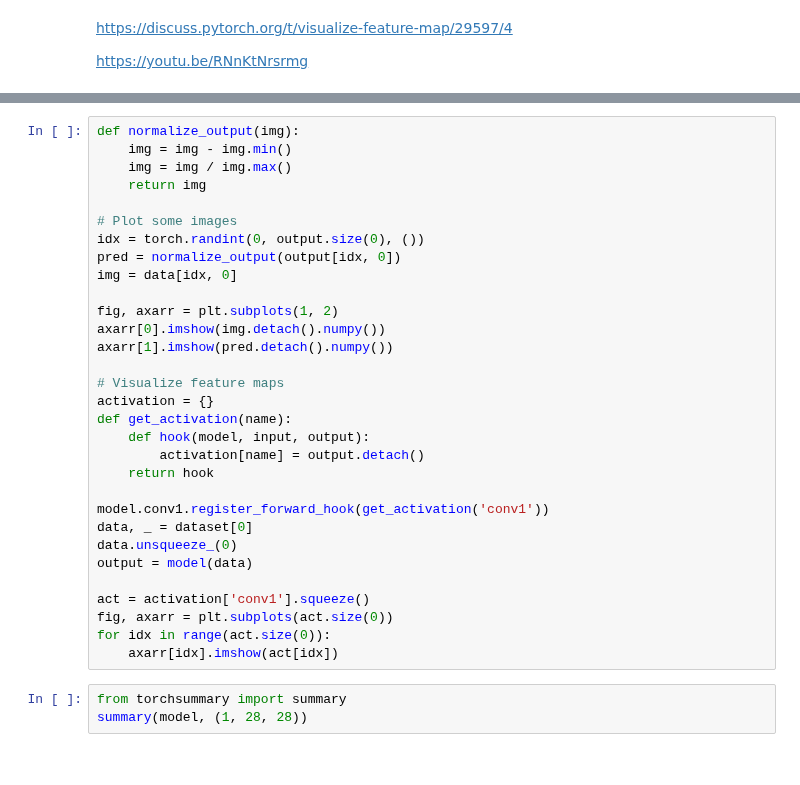
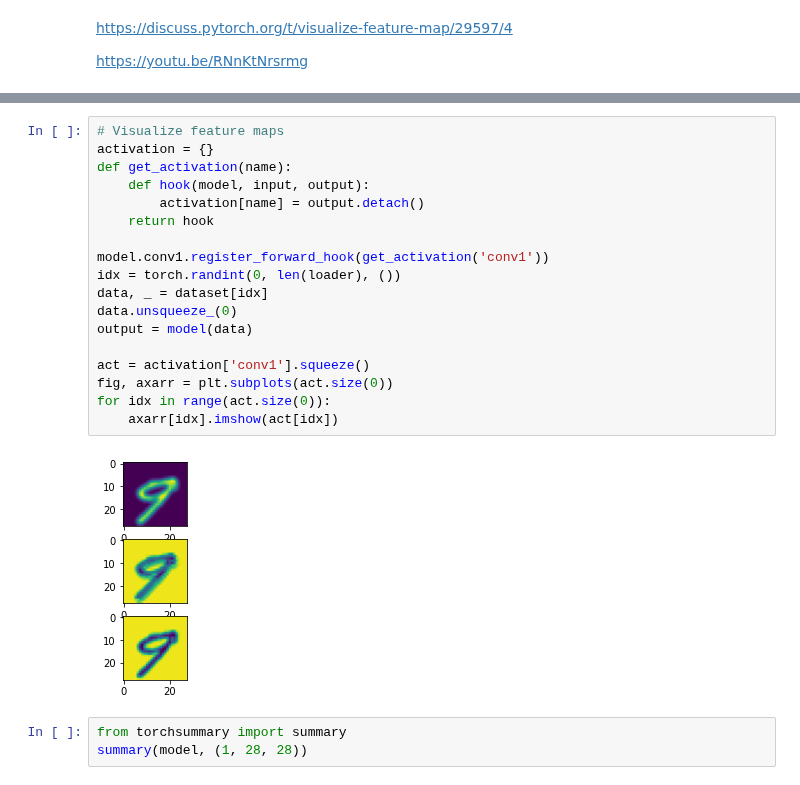
Before and after one commit to tsakailab/alpp, a Jupyter notebook: sandbox/visualizing_model.ipynb, the cells around one changed output, grey strips where cells are left out. Saved outputs shown, nothing was run; the diff lists cells and outputs as text.

```diff
--- a/sandbox/visualizing_model.ipynb
+++ b/sandbox/visualizing_model.ipynb
@@ -72,34 +101,23 @@ with tqdm(total=int(len(loader)), position=0, leave=False) as pber:
 # %%
-def normalize_output(img):
-    img = img - img.min()
-    img = img / img.max()
-    return img
-
-# Plot some images
-idx = torch.randint(0, output.size(0), ())
-pred = normalize_output(output[idx, 0])
-img = data[idx, 0]
-
-fig, axarr = plt.subplots(1, 2)
-axarr[0].imshow(img.detach().numpy())
-axarr[1].imshow(pred.detach().numpy())
-
 # Visualize feature maps
 activation = {}
 def get_activation(name):
     def hook(model, input, output):
         activation[name] = output.detach()
     return hook
 
 model.conv1.register_forward_hook(get_activation('conv1'))
-data, _ = dataset[0]
+idx = torch.randint(0, len(loader), ())
+data, _ = dataset[idx]
 data.unsqueeze_(0)
 output = model(data)
 
 act = activation['conv1'].squeeze()
 fig, axarr = plt.subplots(act.size(0))
 for idx in range(act.size(0)):
     axarr[idx].imshow(act[idx])
+# %% [output]
+[figure, added]
 # %%
 from torchsummary import summary
 summary(model, (1, 28, 28))
```
Also changed, not shown: parts of 3 cells of this notebook.
